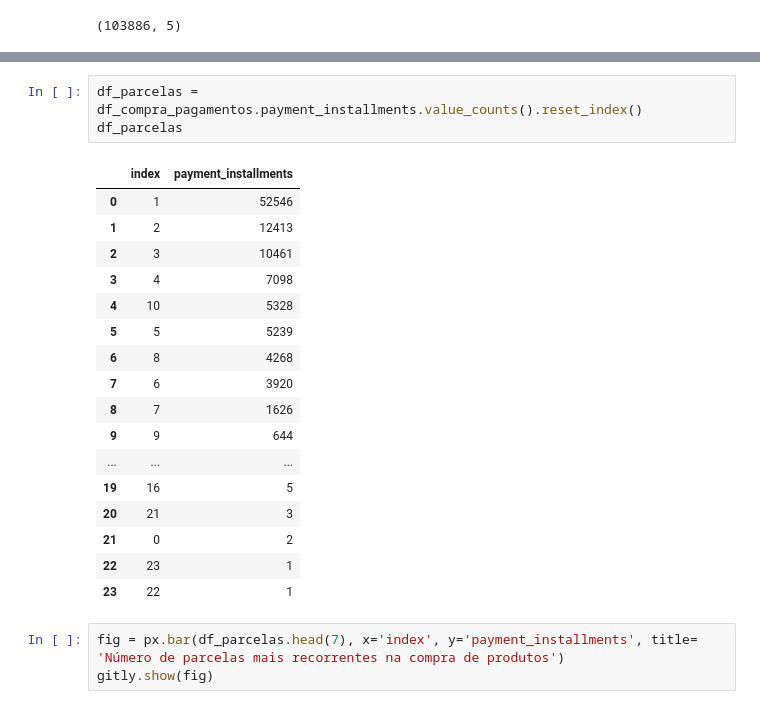
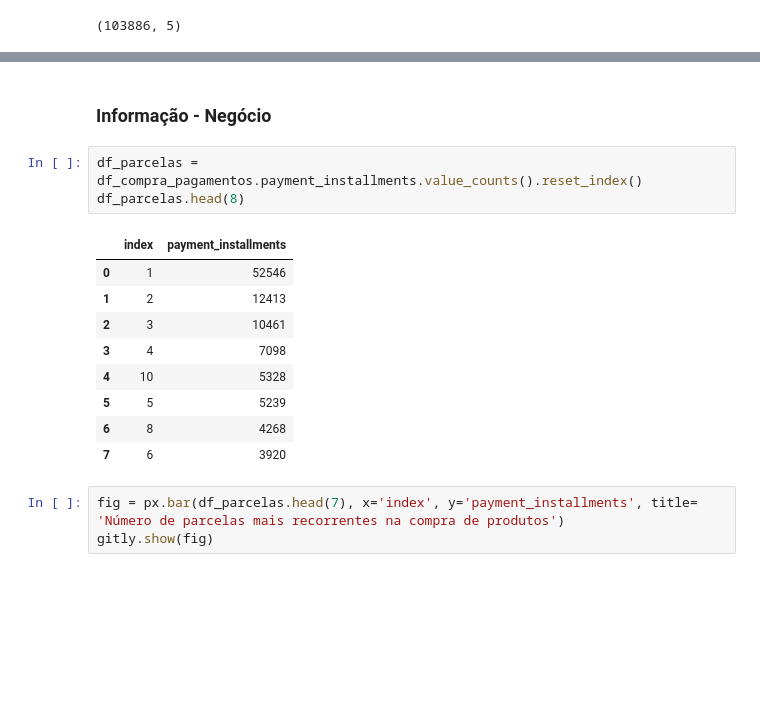
Before and after one commit to Lucas-Buk/Introducao-Ciencia-de-Dados, a Jupyter notebook: Aula_1_Exploração_Olist.ipynb, the cells around one changed output, grey strips where cells are left out. Cells and saved outputs as stored; diff of their text form; blank space fills up the shorter version.

```diff
--- a/Aula_1_Exploração_Olist.ipynb
+++ b/Aula_1_Exploração_Olist.ipynb
@@ -319,24 +668,18 @@ df_compra_pagamentos.head(3)
+# %% [markdown]
+### Informação - Negócio
 # %%
 df_parcelas = df_compra_pagamentos.payment_installments.value_counts().reset_index()
-df_parcelas
+df_parcelas.head(8)
 # %% [output]
 |  | index | payment_installments |
 | 0 | 1 | 52546 |
 | 1 | 2 | 12413 |
 | 2 | 3 | 10461 |
 | 3 | 4 | 7098 |
 | 4 | 10 | 5328 |
 | 5 | 5 | 5239 |
 | 6 | 8 | 4268 |
 | 7 | 6 | 3920 |
-| 8 | 7 | 1626 |
-| 9 | 9 | 644 |
-| ... | ... | ... |
-| 19 | 16 | 5 |
-| 20 | 21 | 3 |
-| 21 | 0 | 2 |
-| 22 | 23 | 1 |
-| 23 | 22 | 1 |
 # %%
 fig = px.bar(df_parcelas.head(7), x='index', y='payment_installments', title= 'Número de parcelas mais recorrentes na compra de produtos')
 gitly.show(fig)
```
Also changed, not shown: parts of 124 cells of this notebook.
